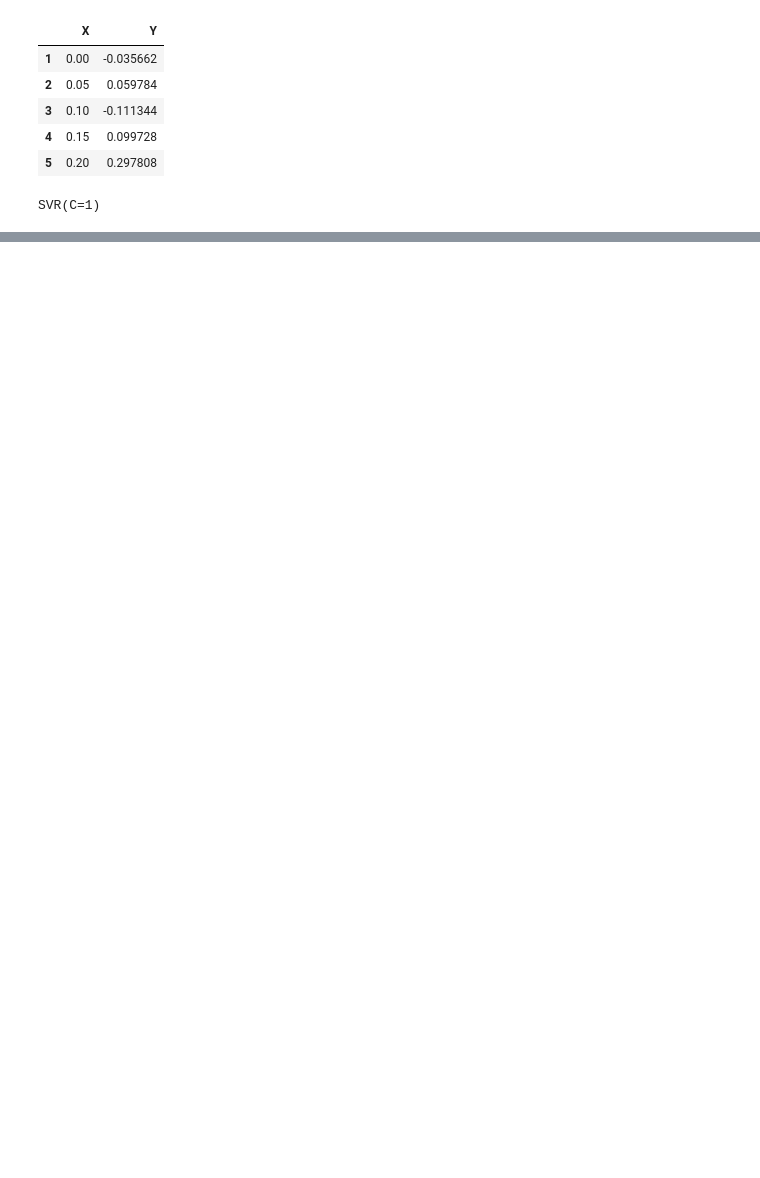
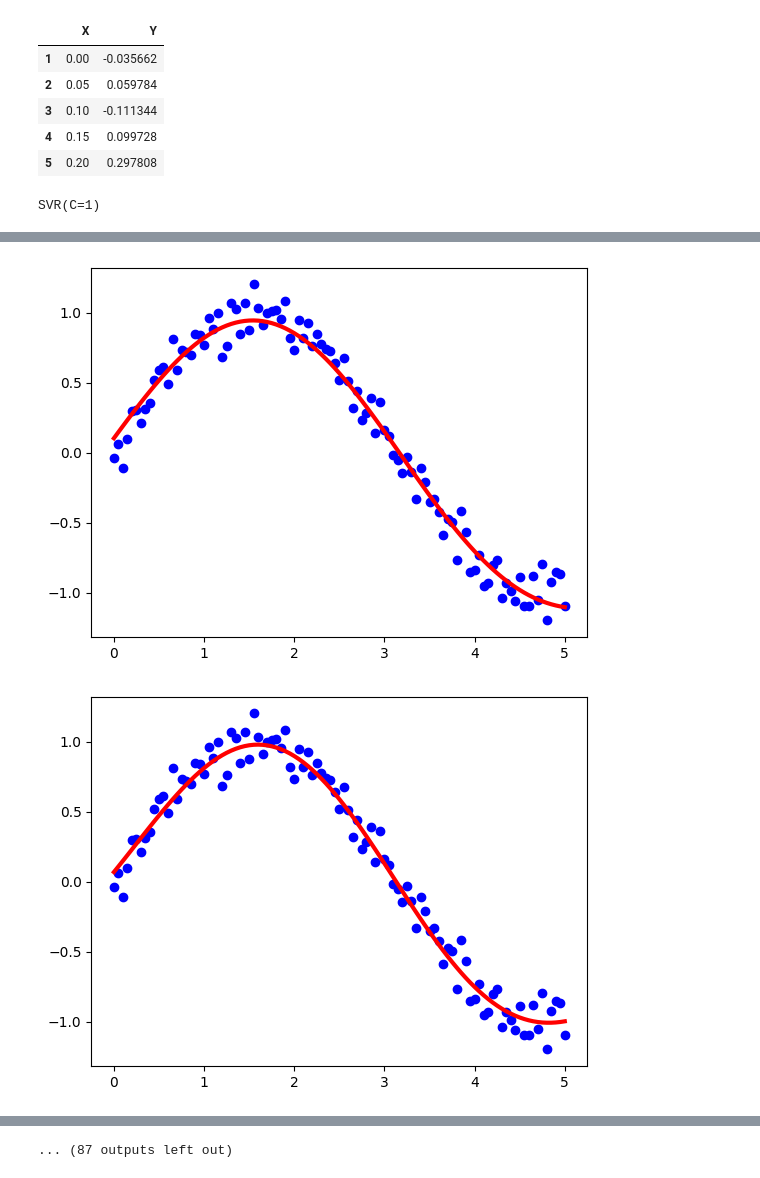
Before and after one commit to BenSerg/ML-labs-polytech, a Jupyter notebook: Regression/task8.ipynb, the cells around one changed output, grey strips where cells are left out. Saved outputs shown, nothing was run; the diff lists cells and outputs as text; code cells hidden in the pictures; blank space fills up the shorter version.

```diff
--- a/Regression/task8.ipynb
+++ b/Regression/task8.ipynb
@@ -29,0 +30,13 @@ plt.plot(df['X'], svr.predict(pd.DataFrame(df['X'])), color='red', linewidth=3)
+# %%
+from sklearn.metrics import mean_squared_error
+scores = []
+for gamma in np.arange(0.1, 10, 0.1):
+    plt.figure()
+    svr = SVR(kernel='rbf', C=1, gamma=gamma)
+    plt.scatter(df['X'], df['Y'], color='blue')
+    svr.fit(pd.DataFrame(df['X']), df['Y'])
+    scores.append(mean_squared_error(df['Y'], svr.predict(pd.DataFrame(df['X']))))
+    plt.plot(df['X'], svr.predict(pd.DataFrame(df['X'])), color='red', linewidth=3)
+# %% [output]
+[figure, added]
+[figure, added]
@@ -29,0 +53 @@ plt.plot(df['X'], svr.predict(pd.DataFrame(df['X'])), color='red', linewidth=3)
+... (87 outputs left out)
```
Also changed, not shown: parts of 3 cells of this notebook, 8 other files.
